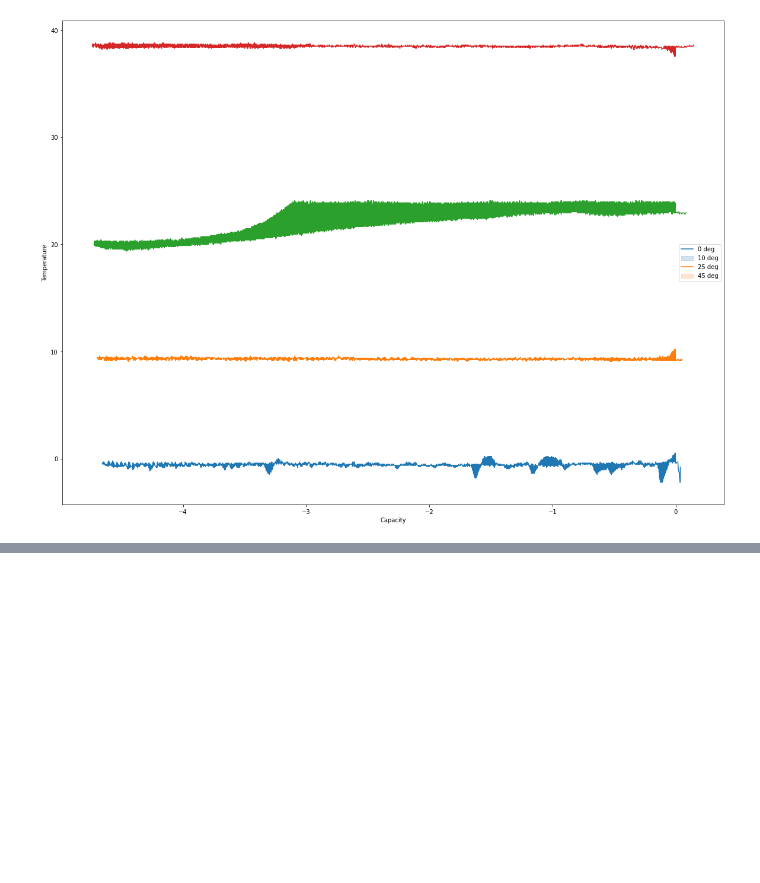
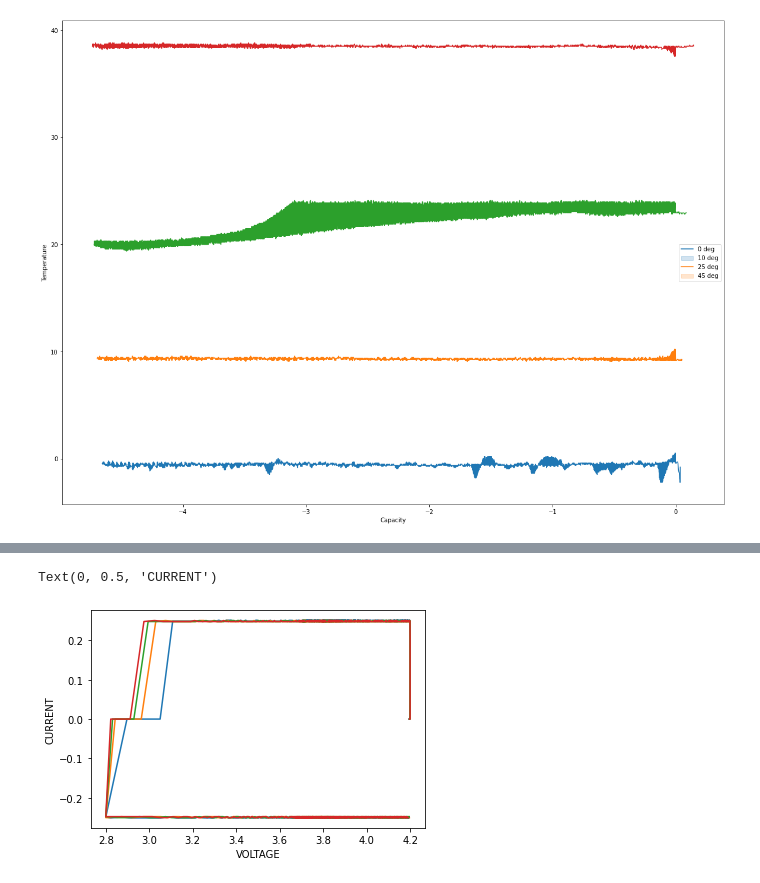
Before and after one commit to bpst98/battery_usage, a Jupyter notebook: Project-4.ipynb, the cells around one changed output, grey strips where cells are left out. Saved outputs shown, nothing was run; the diff lists cells and outputs as text; code cells hidden in the pictures; blank space fills up the shorter version.

```diff
--- a/Project-4.ipynb
+++ b/Project-4.ipynb
@@ -105,0 +144,10 @@ plt.show()
+# %%
+plt.plot(data__820_C20DisCh_0_deg['Voltage'], data__820_C20DisCh_0_deg['Current'])
+plt.plot(data__800_C20DisCh_10_deg['Voltage'], data__800_C20DisCh_10_deg['Current'])
+plt.plot(data__773_C20DisCh_25_deg['Voltage'], data__773_C20DisCh_25_deg['Current'])
+plt.plot(data__761_C20DisCh_45_deg['Voltage'], data__761_C20DisCh_45_deg['Current'])
+plt.xlabel("VOLTAGE")
+plt.ylabel("CURRENT")
+# %% [output]
+Text(0, 0.5, 'CURRENT')
+[figure, added]
```
Also changed, not shown: parts of 4 cells of this notebook.
